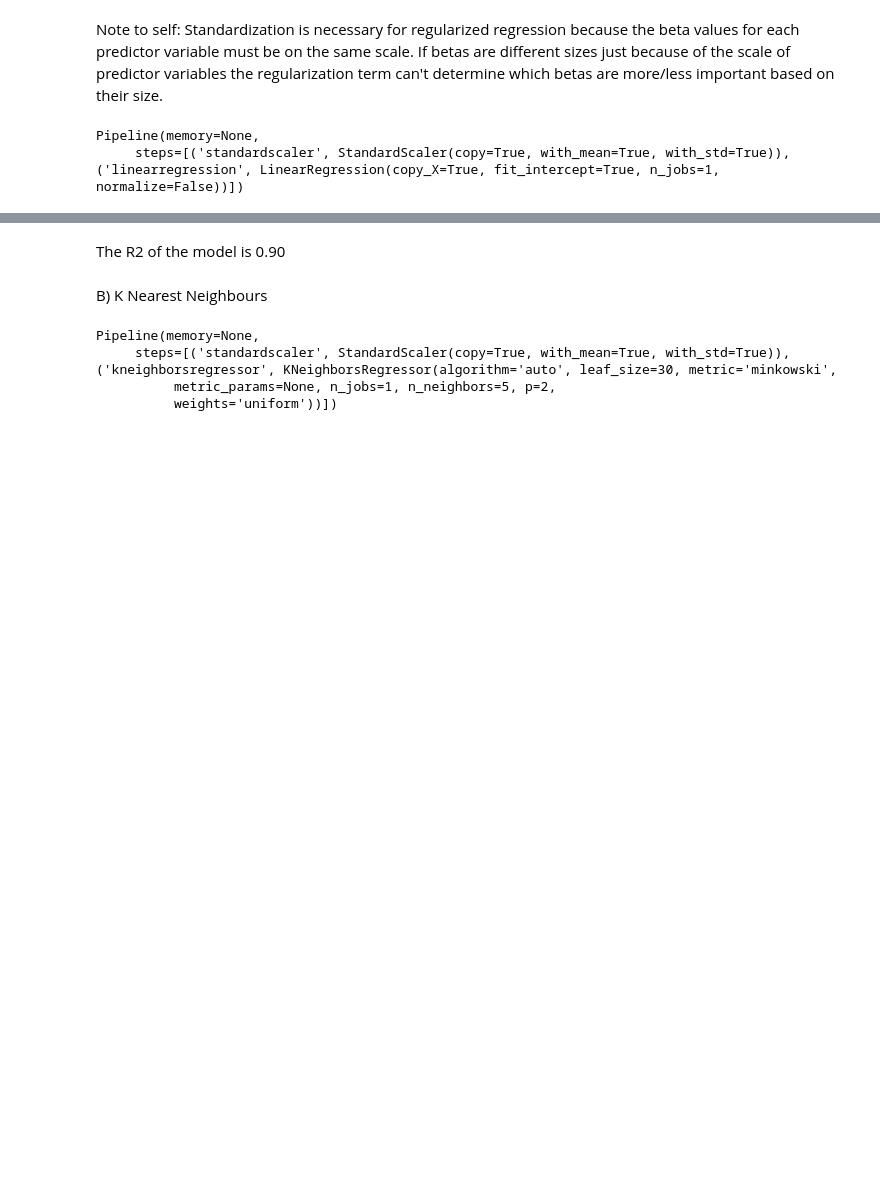
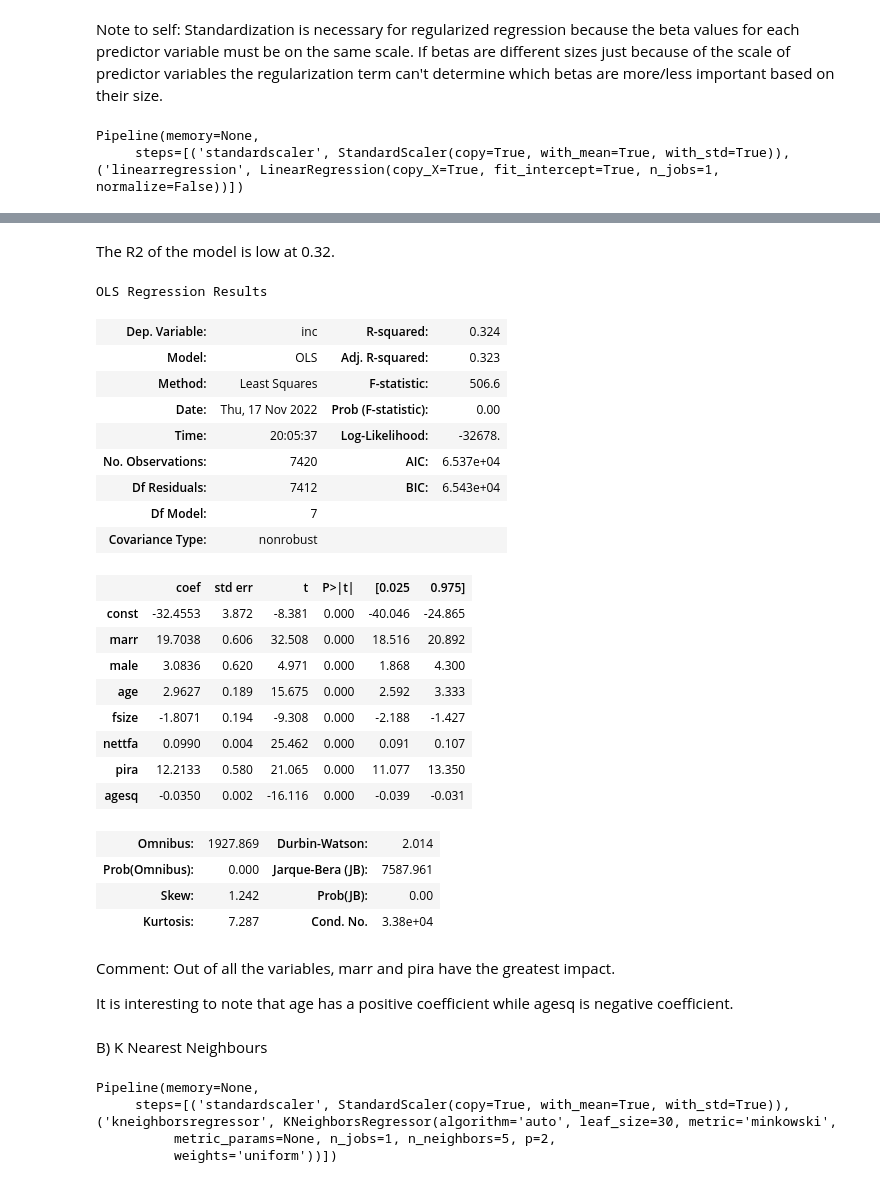
Before and after one commit to gohchunshan/Lab_6_01_Supervised_Learning_Models, a Jupyter notebook: starter-code-Chun Shan-submission-Copy2.ipynb, the cells around one changed output, grey strips where cells are left out. Saved outputs shown, nothing was run; the diff lists cells and outputs as text; code cells hidden in the pictures; blank space fills up the shorter version.

```diff
--- a/starter-code-Chun Shan-submission-Copy2.ipynb
+++ b/starter-code-Chun Shan-submission-Copy2.ipynb
@@ -229,5 +239,5 @@ print (np.mean(linreg_scores))
 # %% [markdown]
-The R2 of the model is 0.90
+The R2 of the model is low at 0.32.
 # %%
 #Optional
 #Do more: drop p values
@@ -235,3 +247,35 @@ The R2 of the model is 0.90
+# %%
+X_train_sub = sm.add_constant(X_train)
+model_sm = sm.OLS(y_train, X_train_sub).fit()
+model_sm.summary()
+# %% [output]
+OLS Regression Results
+| Dep. Variable: | inc | R-squared: | 0.324 |
+| Model: | OLS | Adj. R-squared: | 0.323 |
+| Method: | Least Squares | F-statistic: | 506.6 |
+| Date: | Thu, 17 Nov 2022 | Prob (F-statistic): | 0.00 |
+| Time: | 20:05:37 | Log-Likelihood: | -32678. |
+| No. Observations: | 7420 | AIC: | 6.537e+04 |
+| Df Residuals: | 7412 | BIC: | 6.543e+04 |
+| Df Model: | 7 |  |  |
+| Covariance Type: | nonrobust |  |  |
+|  | coef | std err | t | P>|t| | [0.025 | 0.975] |
+| const | -32.4553 | 3.872 | -8.381 | 0.000 | -40.046 | -24.865 |
+| marr | 19.7038 | 0.606 | 32.508 | 0.000 | 18.516 | 20.892 |
+| male | 3.0836 | 0.620 | 4.971 | 0.000 | 1.868 | 4.300 |
+| age | 2.9627 | 0.189 | 15.675 | 0.000 | 2.592 | 3.333 |
+| fsize | -1.8071 | 0.194 | -9.308 | 0.000 | -2.188 | -1.427 |
+| nettfa | 0.0990 | 0.004 | 25.462 | 0.000 | 0.091 | 0.107 |
+| pira | 12.2133 | 0.580 | 21.065 | 0.000 | 11.077 | 13.350 |
+| agesq | -0.0350 | 0.002 | -16.116 | 0.000 | -0.039 | -0.031 |
+| Omnibus: | 1927.869 | Durbin-Watson: | 2.014 |
+| Prob(Omnibus): | 0.000 | Jarque-Bera (JB): | 7587.961 |
+| Skew: | 1.242 | Prob(JB): | 0.00 |
+| Kurtosis: | 7.287 | Cond. No. | 3.38e+04 |
+# %% [markdown]
+Comment: Out of all the variables, marr and pira have the greatest impact.
+
+It is interesting to note that age has a positive coefficient while agesq is negative coefficient.
 # %% [markdown]
 B) K Nearest Neighbours
 # %%
```
Also changed, not shown: parts of 58 cells of this notebook.
